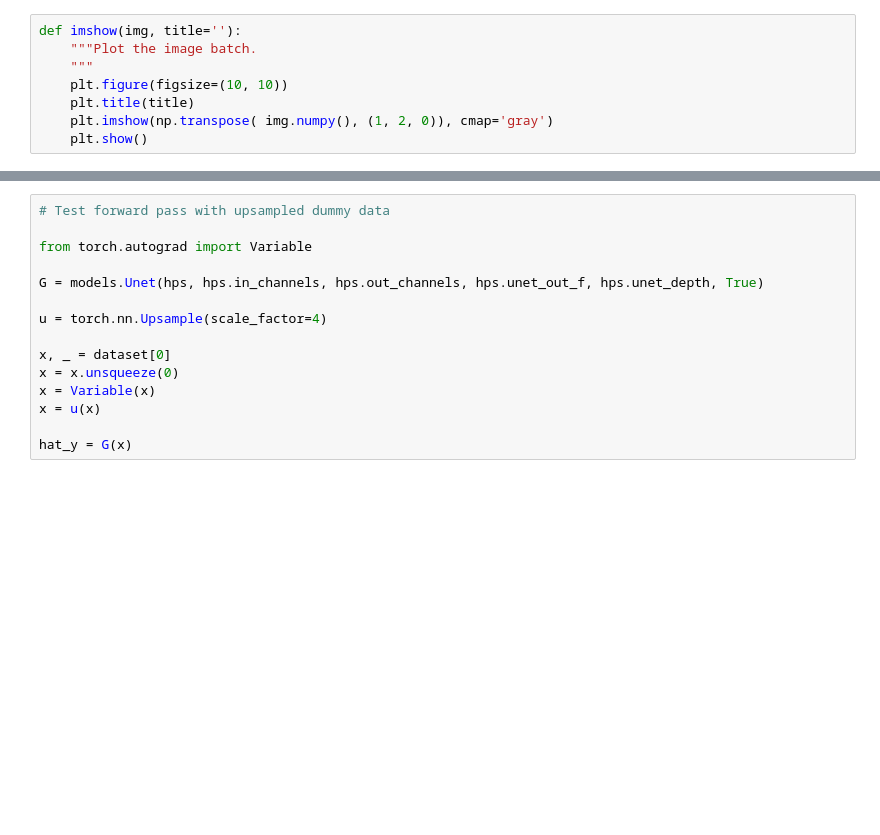
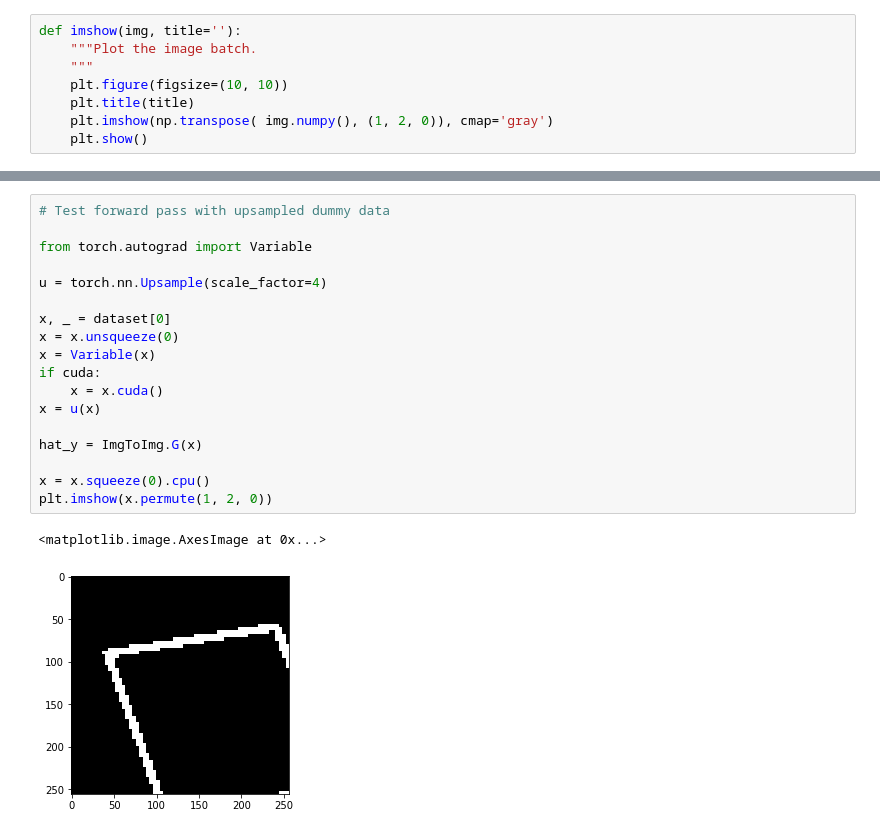
Before and after one commit to hamalajaa/image_to_image, a Jupyter notebook: main.ipynb, the cells around one changed output, grey strips where cells are left out. Cells and saved outputs as stored; diff of their text form; blank space fills up the shorter version.

```diff
--- a/main.ipynb
+++ b/main.ipynb
@@ -47,16 +143,22 @@ loader = torch.utils.data.DataLoader(dataset, batch_size=16)
 # %%
 # Test forward pass with upsampled dummy data
 
 from torch.autograd import Variable
-
-G = models.Unet(hps, hps.in_channels, hps.out_channels, hps.unet_out_f, hps.unet_depth, True)
 
 u = torch.nn.Upsample(scale_factor=4)
 
 x, _ = dataset[0]
 x = x.unsqueeze(0)
 x = Variable(x)
+if cuda:
+    x = x.cuda()
 x = u(x)
 
-hat_y = G(x)
+hat_y = ImgToImg.G(x)
+
+x = x.squeeze(0).cpu()
+plt.imshow(x.permute(1, 2, 0))
+# %% [output]
+<matplotlib.image.AxesImage at 0x...>
+[figure, added]
 # %%
```
Also changed, not shown: parts of 17 cells of this notebook, 2 other files.
